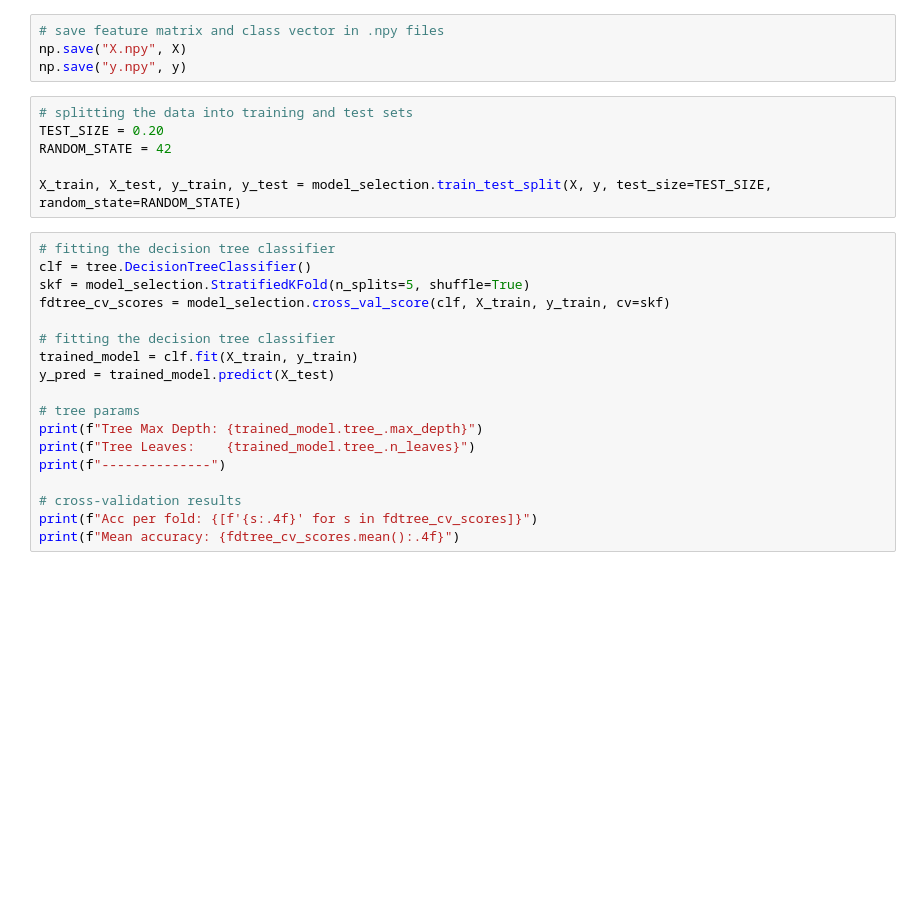
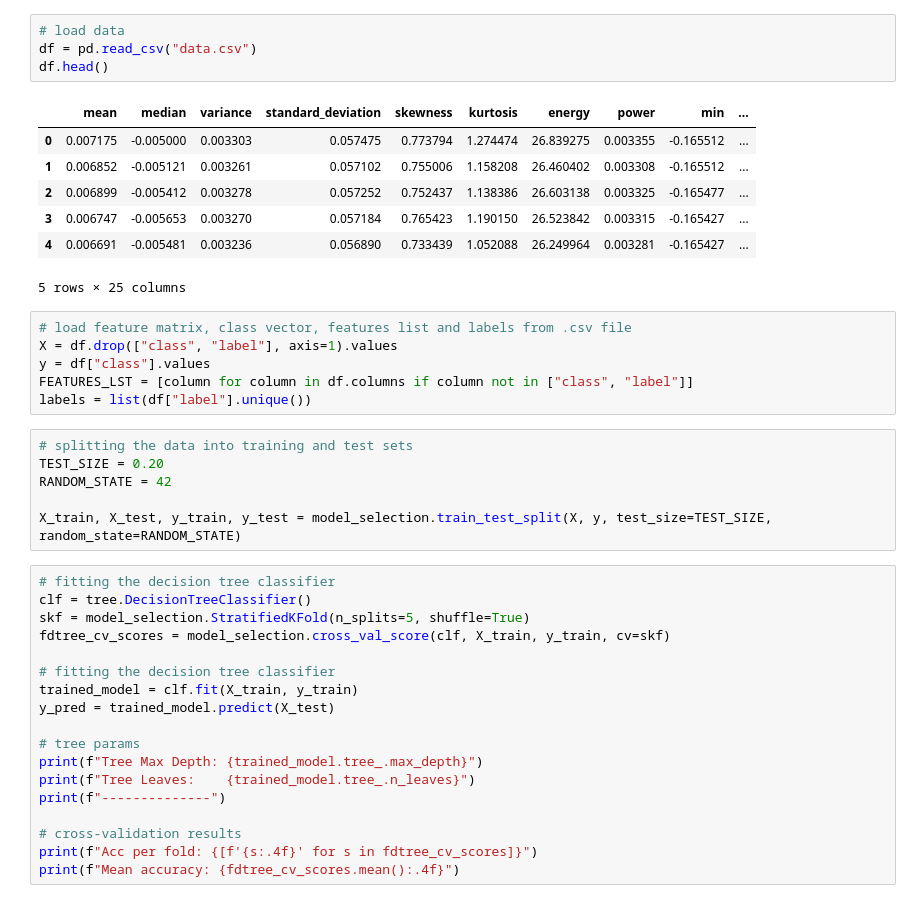
Before and after one commit to titospadini/ser-machine-faults, a Jupyter notebook: mafaulda.ipynb, the cells around one changed output. Drawn from its saved outputs; the diff is of its cells as text; blank space fills up the shorter version.

```diff
--- a/mafaulda.ipynb
+++ b/mafaulda.ipynb
@@ -308,7 +10,21 @@ reading /home/tito/datasets/MAFAULDA/underhang/outer_race/35g ... [class 5]
-# %%
-# save feature matrix and class vector in .npy files
-np.save("X.npy", X)
-np.save("y.npy", y)
+# %%
+# load data
+df = pd.read_csv("data.csv")
+df.head()
+# %% [output]
+|  | mean | median | variance | standard_deviation | skewness | kurtosis | energy | power | min | ... |
+| 0 | 0.007175 | -0.005000 | 0.003303 | 0.057475 | 0.773794 | 1.274474 | 26.839275 | 0.003355 | -0.165512 | ... |
+| 1 | 0.006852 | -0.005121 | 0.003261 | 0.057102 | 0.755006 | 1.158208 | 26.460402 | 0.003308 | -0.165512 | ... |
+| 2 | 0.006899 | -0.005412 | 0.003278 | 0.057252 | 0.752437 | 1.138386 | 26.603138 | 0.003325 | -0.165477 | ... |
+| 3 | 0.006747 | -0.005653 | 0.003270 | 0.057184 | 0.765423 | 1.190150 | 26.523842 | 0.003315 | -0.165427 | ... |
+| 4 | 0.006691 | -0.005481 | 0.003236 | 0.056890 | 0.733439 | 1.052088 | 26.249964 | 0.003281 | -0.165427 | ... |
+5 rows × 25 columns
+# %%
+# load feature matrix, class vector, features list and labels from .csv file
+X = df.drop(["class", "label"], axis=1).values
+y = df["class"].values
+FEATURES_LST = [column for column in df.columns if column not in ["class", "label"]]
+labels = list(df["label"].unique())
 # %%
 # splitting the data into training and test sets
 TEST_SIZE = 0.20
```
Also changed, not shown: parts of 9 cells of this notebook, 1 other file.
